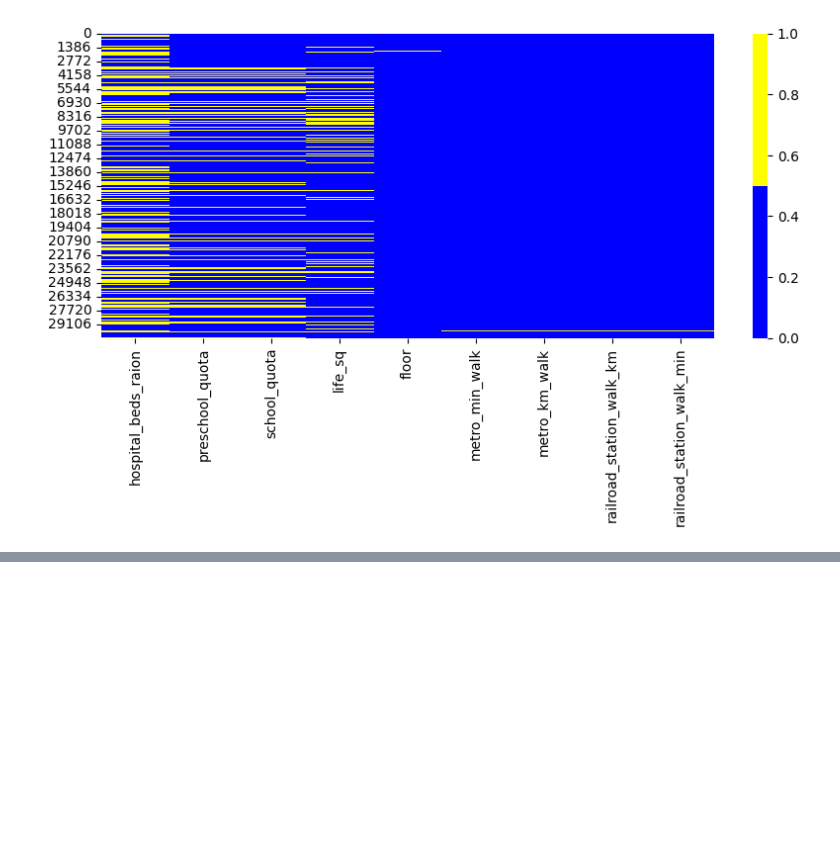
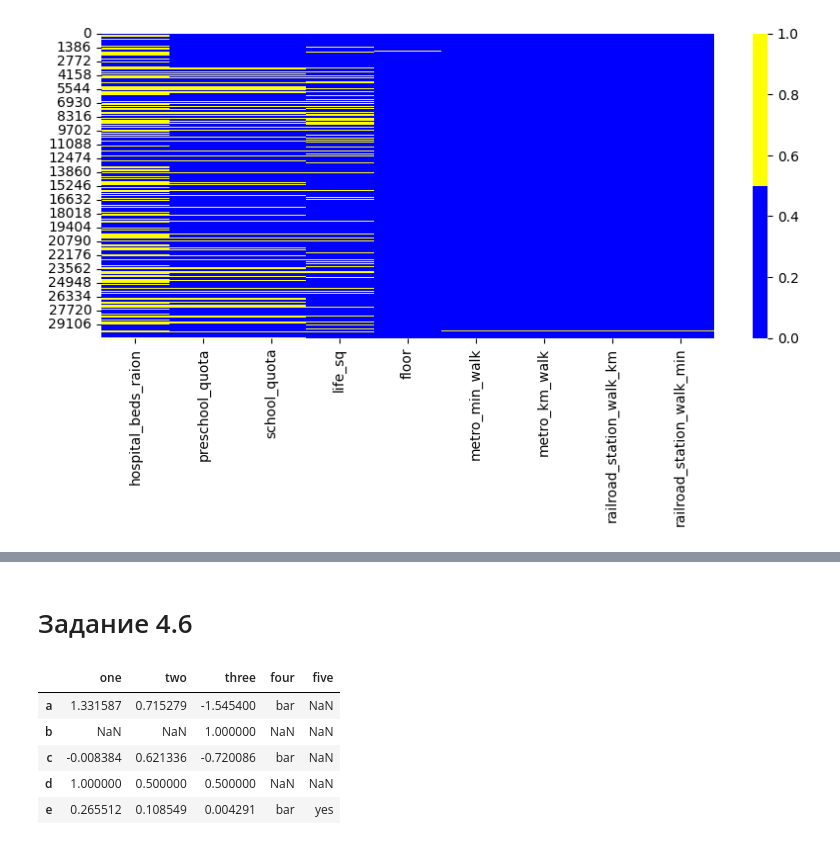
Before and after one commit to Yakudza1984/IDE-Python, a Jupyter notebook: PYTHON-14. Очистка данных/Theory/PYTHON-14. Очистка данных.ipynb, the cells around one changed output, grey strips where cells are left out. Cells and saved outputs as stored; diff of their text form; code cells hidden in the pictures; blank space fills up the shorter version.

Commit message:
Очистка данных Задание 4.6 (External resource)

```diff
--- a/PYTHON-14. Очистка данных/Theory/PYTHON-14. Очистка данных.ipynb
+++ b/PYTHON-14. Очистка данных/Theory/PYTHON-14. Очистка данных.ipynb
@@ -114,0 +320,27 @@ ax = sns.heatmap(
+# %% [markdown]
+# Задание 4.6
+# %%
+import pandas as pd
+import numpy as np
+
+index_labels = list('abcdefgh')
+column_labels = ['one', 'two', 'three', 'four', 'five']
+data = [
+    [1.331587, 0.715279, -1.545400, "bar", np.nan],
+    [np.nan, np.nan, 1.000000, np.nan, np.nan],
+    [-0.008384, 0.621336, -0.720086, "bar", np.nan],
+    [1.000000, 0.500000, 0.500000, np.nan, np.nan],
+    [0.265512, 0.108549, 0.004291, "bar", "yes"],
+    [-0.174600, 0.433026, 1.203037, "bar", np.nan],
+    [np.nan, np.nan, 1.200000, "hist", np.nan],
+    [-0.965066, 1.028274, 0.228630, "bar", np.nan]
+]
+df = pd.DataFrame(data, index=index_labels, columns=column_labels)
+df.head()
+# %% [output]
+|  | one | two | three | four | five |
+| a | 1.331587 | 0.715279 | -1.545400 | bar | NaN |
+| b | NaN | NaN | 1.000000 | NaN | NaN |
+| c | -0.008384 | 0.621336 | -0.720086 | bar | NaN |
+| d | 1.000000 | 0.500000 | 0.500000 | NaN | NaN |
+| e | 0.265512 | 0.108549 | 0.004291 | bar | yes |
```
Also changed, not shown: parts of 13 cells of this notebook.
